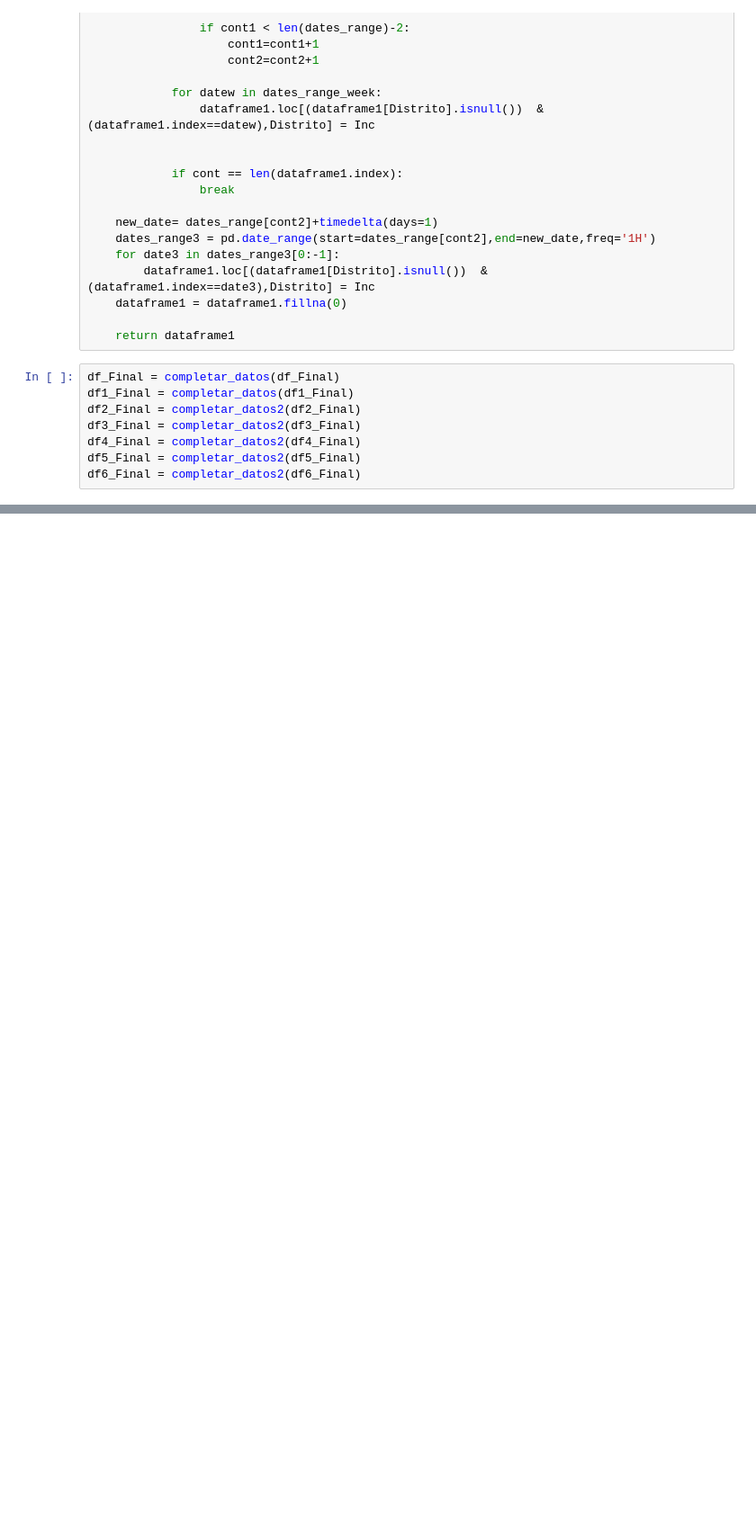
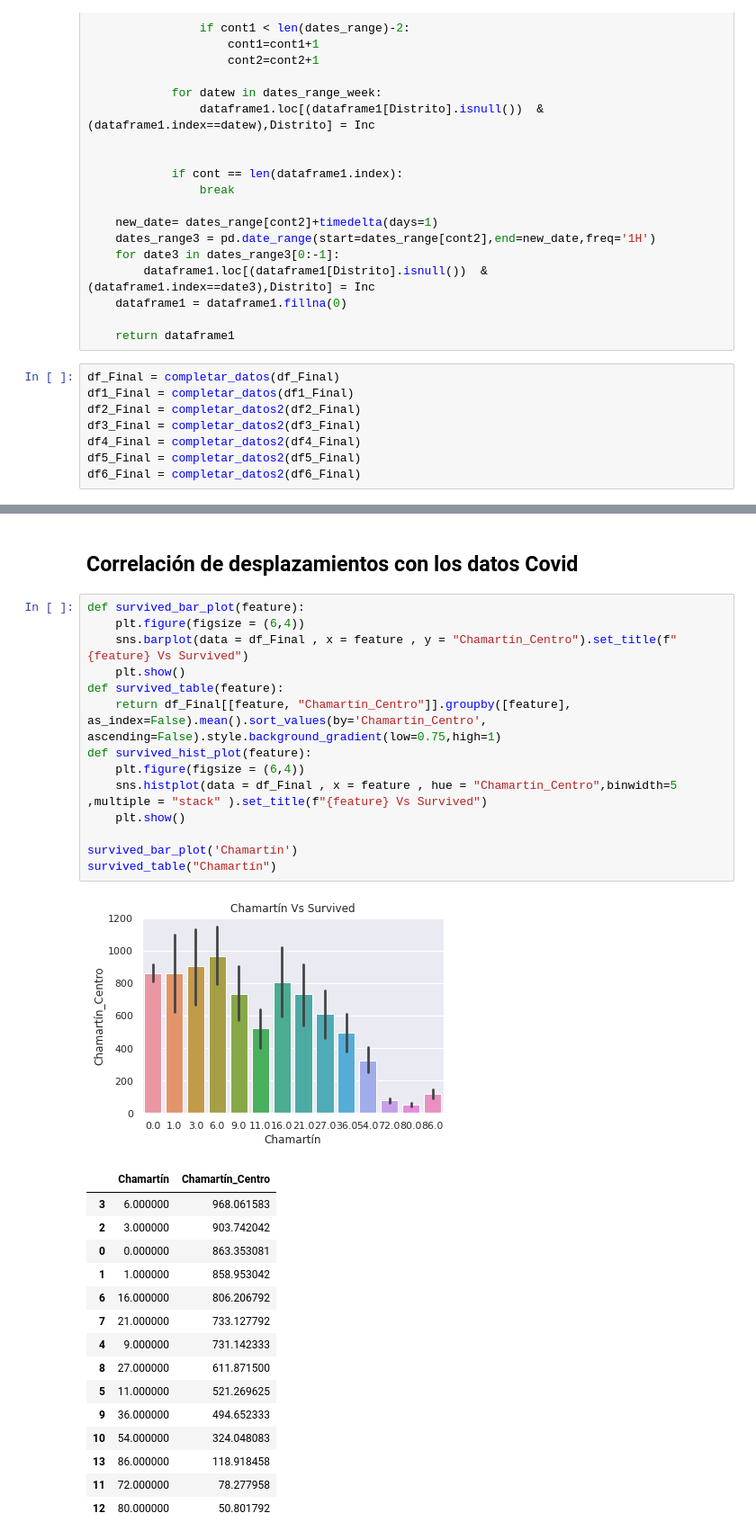
Before and after one commit to Jhonvalencia77/5to_avance, a Jupyter notebook: Patrones_AjustarModelo.ipynb, the cells around one changed output, grey strips where cells are left out. Shown at 90% size. Drawn from its saved outputs; the diff is of its cells as text; blank space fills up the shorter version.

```diff
--- a/Patrones_AjustarModelo.ipynb
+++ b/Patrones_AjustarModelo.ipynb
@@ -602,0 +671,33 @@ df6_Final.iloc[:50]
+# %% [markdown]
+## Correlación de desplazamientos con los datos Covid
+# %%
+def survived_bar_plot(feature):
+    plt.figure(figsize = (6,4))
+    sns.barplot(data = df_Final , x = feature , y = "Chamartín_Centro").set_title(f"{feature} Vs Survived")
+    plt.show()
+def survived_table(feature):
+    return df_Final[[feature, "Chamartín_Centro"]].groupby([feature], as_index=False).mean().sort_values(by='Chamartín_Centro', ascending=False).style.background_gradient(low=0.75,high=1)
+def survived_hist_plot(feature):
+    plt.figure(figsize = (6,4))
+    sns.histplot(data = df_Final , x = feature , hue = "Chamartín_Centro",binwidth=5 ,multiple = "stack" ).set_title(f"{feature} Vs Survived")
+    plt.show()
+
+survived_bar_plot('Chamartín')
+survived_table("Chamartín")
+# %% [output]
+[figure, added]
+|  | Chamartín | Chamartín_Centro |
+| 3 | 6.000000 | 968.061583 |
+| 2 | 3.000000 | 903.742042 |
+| 0 | 0.000000 | 863.353081 |
+| 1 | 1.000000 | 858.953042 |
+| 6 | 16.000000 | 806.206792 |
+| 7 | 21.000000 | 733.127792 |
+| 4 | 9.000000 | 731.142333 |
+| 8 | 27.000000 | 611.871500 |
+| 5 | 11.000000 | 521.269625 |
+| 9 | 36.000000 | 494.652333 |
+| 10 | 54.000000 | 324.048083 |
+| 13 | 86.000000 | 118.918458 |
+| 11 | 72.000000 | 78.277958 |
+| 12 | 80.000000 | 50.801792 |
```
Also changed, not shown: parts of 57 cells of this notebook.
